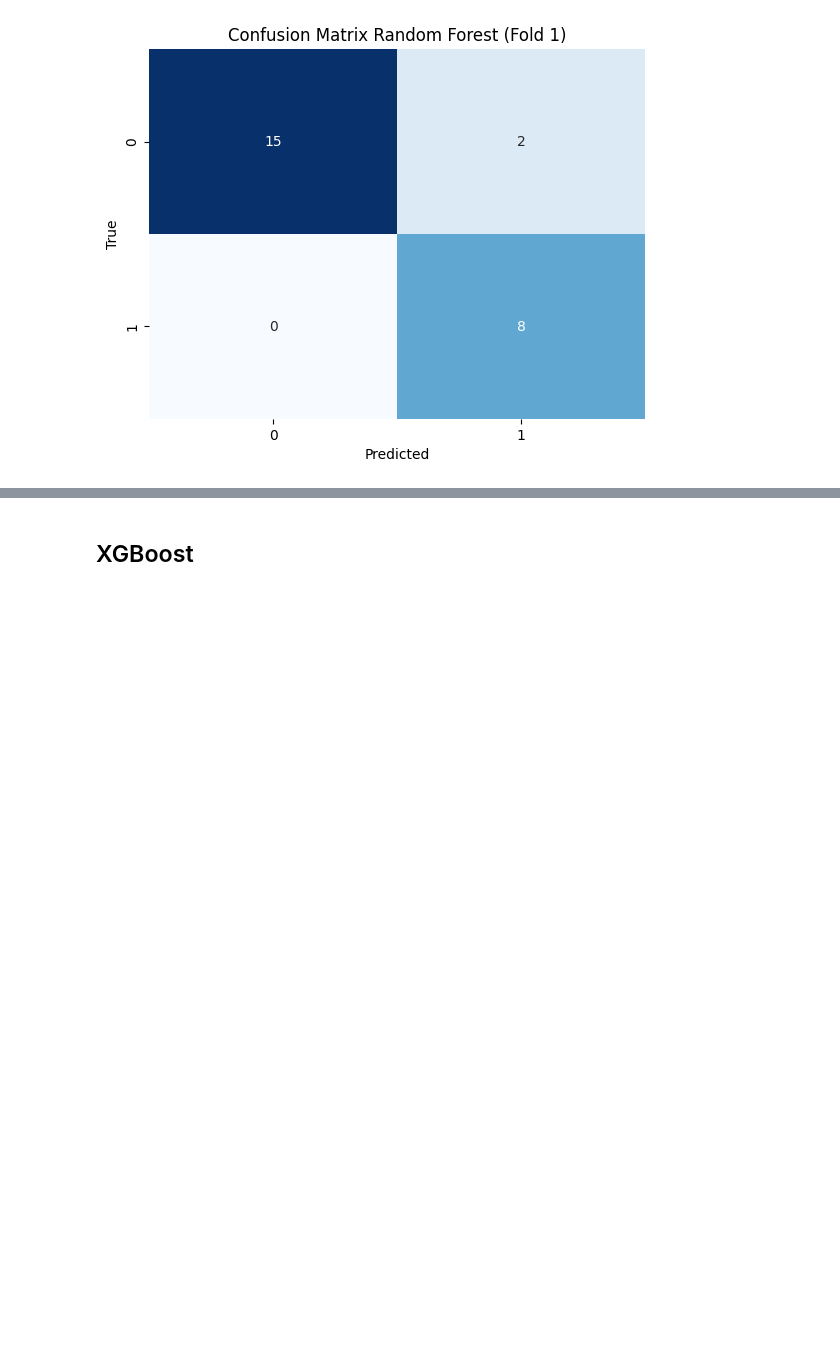
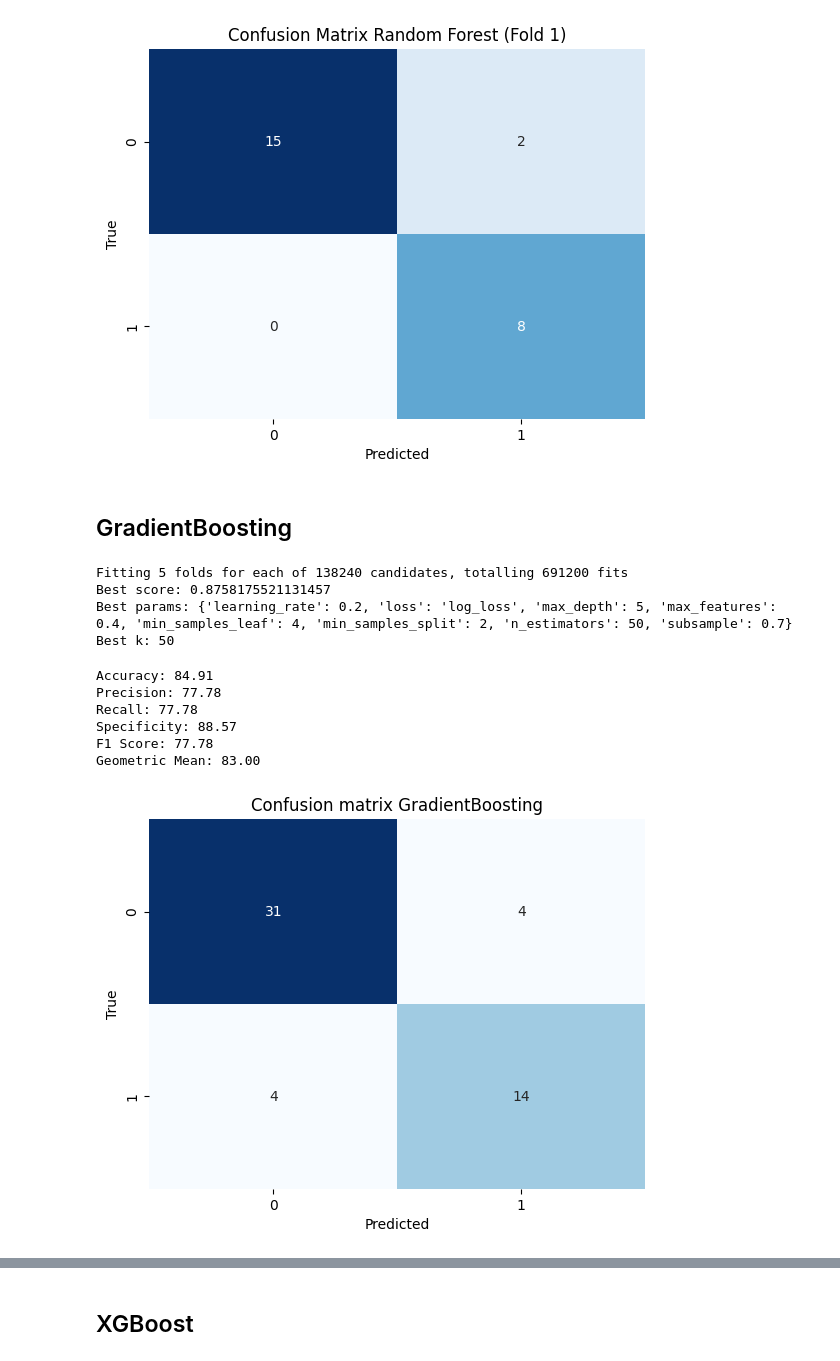
Before and after one commit to kelvinleandro/scd-feature-reduction, a Jupyter notebook: SCD_kbest_ensemble_time.ipynb, the cells around one changed output, grey strips where cells are left out. Saved outputs shown, nothing was run; the diff lists cells and outputs as text; code cells hidden in the pictures; blank space fills up the shorter version.

Commit message:
feat: add grid search + gradientboosting

```diff
--- a/SCD_kbest_ensemble_time.ipynb
+++ b/SCD_kbest_ensemble_time.ipynb
@@ -265,3 +265,62 @@ Geometric Mean: 93.93
 plot_confusion_matrix(y_test_, y_pred, title=f'Confusion Matrix Random Forest (Fold {idx_best_fold + 1})')
 # %% [output]
 [figure]
+# %% [markdown]
+## GradientBoosting
+# %%
+pipeline = Pipeline([
+    ('scaler', StandardScaler()),
+    ('select', SELECTOR),
+    ('clf', GradientBoostingClassifier(random_state=42))
+])
+
+param_grid = {
+    'select__k': [10, 20, 30, 40, 50, X.shape[-1]],
+    'clf__n_estimators': [20, 50, 100, 200, 300],
+    'clf__learning_rate': [0.01, 0.05, 0.1, 0.2],
+    'clf__max_depth': [2, 3, 5, 10],
+    'clf__min_samples_split': [2, 5, 10],
+    'clf__min_samples_leaf': [1, 2, 4],
+    'clf__subsample': [0.7, 0.8, 0.9, 1.0],
+    'clf__max_features': [0.4, 0.6, 0.8, 1.0],
+    'clf__loss': ['log_loss', 'exponential'],
+}
+
+params = apply_grid_search(
+    X_train, y_train,
+    estimator=pipeline, param_grid=param_grid,
+    scoring=gmean_scorer,
+    # TODO: test with and without
+    fit_params={'clf__sample_weight': sample_weights}
+)
+
+best_params, best_k = extract_params_and_k(params, MODEL_PREFIX, K_KEY)
+
+print(f"Best params: {best_params}")
+print(f"Best k: {best_k}")
+# %% [output]
+Fitting 5 folds for each of 138240 candidates, totalling 691200 fits
+Best score: 0.8758175521131457
+Best params: {'learning_rate': 0.2, 'loss': 'log_loss', 'max_depth': 5, 'max_features': 0.4, 'min_samples_leaf': 4, 'min_samples_split': 2, 'n_estimators': 50, 'subsample': 0.7}
+Best k: 50
+# %%
+X_train_, X_test_ = preprocess(
+    X_train, X_test, y_train, k=best_k, reduction_type=REDUCTION_TYPE
+)
+
+model = GradientBoostingClassifier(random_state=42, **best_params)
+model.fit(X_train_, y_train, sample_weight=sample_weights)
+
+y_pred = model.predict(X_test_)
+_ = calculate_metrics(y_test, y_pred, display=True)
+# %% [output]
+Accuracy: 84.91
+Precision: 77.78
+Recall: 77.78
+Specificity: 88.57
+F1 Score: 77.78
+Geometric Mean: 83.00
+# %%
+plot_confusion_matrix(y_test, y_pred, 'Confusion matrix GradientBoosting')
+# %% [output]
+[figure, added]
```
Also changed, not shown: parts of 1 cell of this notebook.
